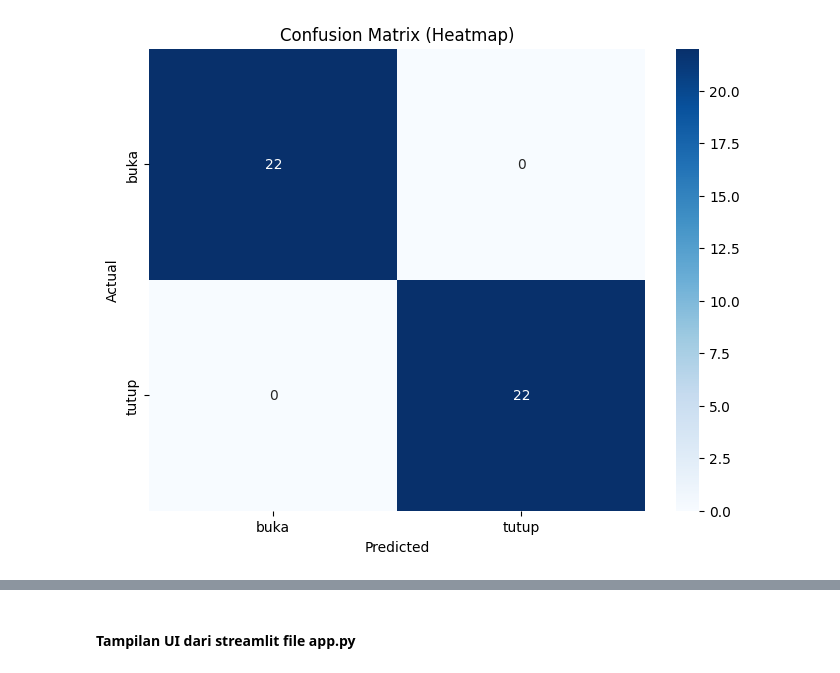
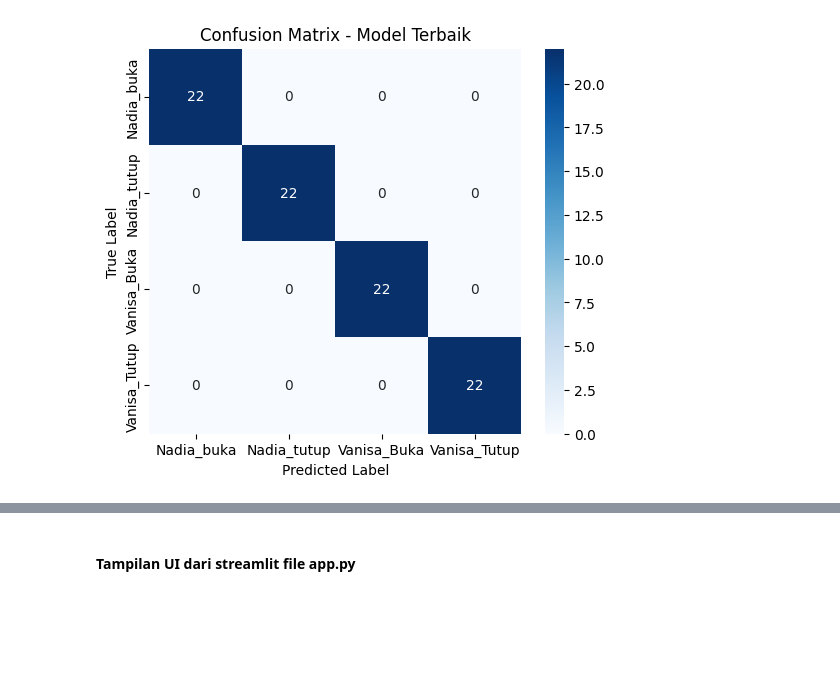
Before and after one commit to nadiatulkhoir30/PSD, a Jupyter notebook: _sources/identifikasisuara.ipynb, the cells around one changed output, grey strips where cells are left out. Drawn from its saved outputs; the diff is of its cells as text; code cells hidden in the pictures; blank space fills up the shorter version.

```diff
--- a/_sources/identifikasisuara.ipynb
+++ b/_sources/identifikasisuara.ipynb
@@ -705,61 +755,36 @@ Model tersimpan sebagai 'rf_model.pkl'
 # %%
-# =========================
-# EVALUASI MODEL RANDOM FOREST
-# =========================
+# ==================================================
+# 🔹 EVALUASI MODEL TERBAIK (SETELAH TRAINING)
+# ==================================================
+import pandas as pd
+import seaborn as sns
+import matplotlib.pyplot as plt
+from sklearn.metrics import accuracy_score, classification_report, confusion_matrix
+import joblib
 
+# Load model terbaik
+best_model = joblib.load("best_audio_model.pkl")
 
-# =========================
-# Prediksi pada data test
-# =========================
-y_pred = rf_model.predict(X_test)
+# Gunakan data test yang sudah dinormalisasi
+y_pred = best_model.predict(X_test_scaled)
 
-# =========================
-# Hitung metrik evaluasi
-# =========================
-accuracy  = accuracy_score(y_test, y_pred)
-precision = precision_score(y_test, y_pred, average='weighted')
-recall    = recall_score(y_test, y_pred, average='weighted')
-f1        = f1_score(y_test, y_pred, average='weighted')
+# Akurasi
+acc = accuracy_score(y_test, y_pred)
+print(f"📌 Akurasi Model Terbaik: {acc:.4f}\n")
 
-metrics_df = pd.DataFrame({
-    "Metrik": ["Accuracy", "Precision", "Recall", "F1-score"],
-    "Nilai": [accuracy, precision, recall, f1]
-})
+# Classification report
+print("📊 Classification Report:")
+report = classification_report(y_test, y_pred, output_dict=True, zero_division=0)
+df_report = pd.DataFrame(report).transpose()
+display(df_report)
 
-print("=== Tabel Metrik Evaluasi Model ===")
-print(tabulate(metrics_df, headers='keys', tablefmt='psql'))
-
-# =========================
-# Confusion Matrix
-# =========================
+# Confusion matrix
 cm = confusion_matrix(y_test, y_pred)
-cm_df = pd.DataFrame(cm, index=rf_model.classes_, columns=rf_model.classes_)
-
-print("\n=== Confusion Matrix ===")
-print(tabulate(cm_df.reset_index(), headers='keys', tablefmt='psql', showindex=False))
-
-# =========================
-# Heatmap Confusion Matrix
-# =========================
-plt.figure(figsize=(8,6))
-sns.heatmap(cm_df, annot=True, fmt="d", cmap="Blues")
-plt.title("Confusion Matrix (Heatmap)")
-plt.ylabel("Actual")
-plt.xlabel("Predicted")
+plt.figure(figsize=(6, 5))
+sns.heatmap(cm, annot=True, fmt='d', cmap='Blues',
+            xticklabels=best_model.classes_, yticklabels=best_model.classes_)
+plt.title("Confusion Matrix - Model Terbaik")
+plt.xlabel("Predicted Label")
+plt.ylabel("True Label")
 plt.show()
-
-# =========================
-# Feature Importance Random Forest
-# =========================
-importances = rf_model.feature_importances_
-feat_importance = pd.Series(importances, index=selected_features).sort_values(ascending=False)
-
-plt.figure(figsize=(10,6))
-sns.barplot(x=feat_importance.values, y=feat_importance.index, color="skyblue")  # semua batang biru
-plt.title("Feature Importance (Random Forest)")
-plt.xlabel("Importance")
-plt.ylabel("Fitur")
-plt.show()
-
-print("\n=== Evaluasi Model Selesai ===")
 # %% [output]
@@ -783 +802 @@ print("\n=== Evaluasi Model Selesai ===")
-[figure, old version]
+[figure, new version]
```
Also changed, not shown: parts of 31 cells of this notebook, 22 other files.
